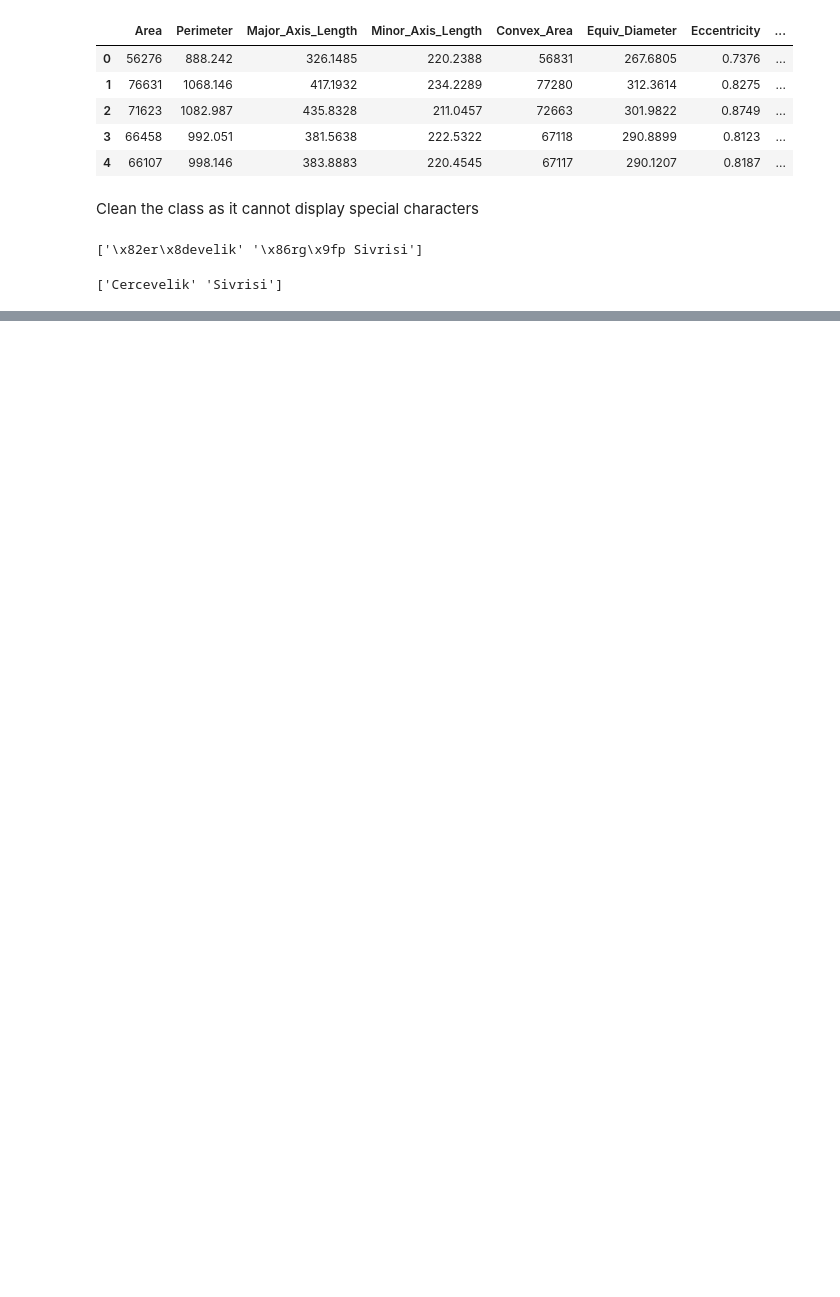
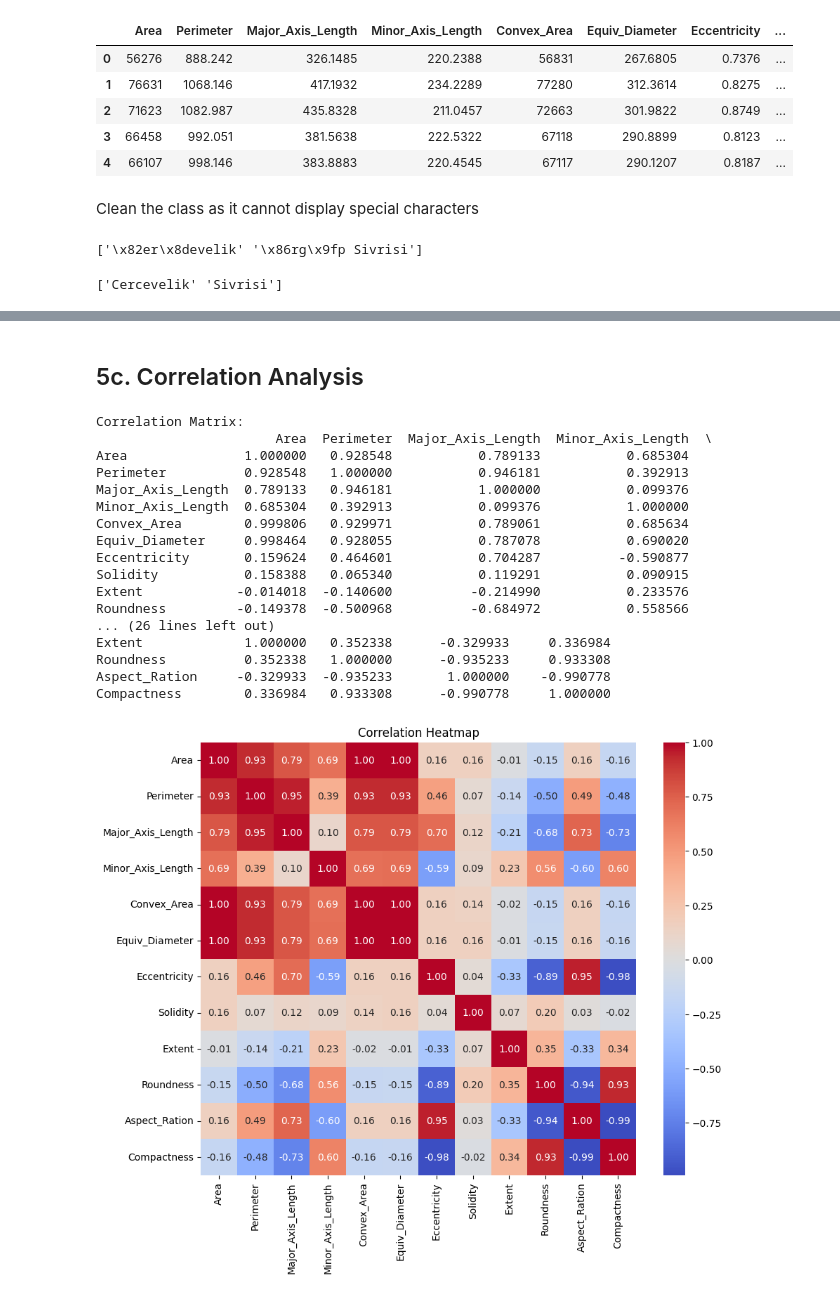
Before and after one commit to xLelouch03/STINTSY-MCO, a Jupyter notebook: main.ipynb, the cells around one changed output, grey strips where cells are left out. Saved outputs shown, nothing was run; the diff lists cells and outputs as text; code cells hidden in the pictures; blank space fills up the shorter version.

```diff
--- a/main.ipynb
+++ b/main.ipynb
@@ -250,0 +206,33 @@ weighted avg       0.37      0.45      0.35       500
+# %% [markdown]
+## 5c. Correlation Analysis
+# %%
+df = pd.DataFrame(data)
+
+correlation_matrix = numerical_columns.corr()
+
+print("Correlation Matrix:")
+print(correlation_matrix)
+
+plt.figure(figsize=(10, 8))
+sns.heatmap(correlation_matrix, annot=True, cmap='coolwarm', fmt=".2f")
+plt.title('Correlation Heatmap')
+plt.show()
+# %% [output]
+Correlation Matrix:
+                       Area  Perimeter  Major_Axis_Length  Minor_Axis_Length  \
+Area               1.000000   0.928548           0.789133           0.685304
+Perimeter          0.928548   1.000000           0.946181           0.392913
+Major_Axis_Length  0.789133   0.946181           1.000000           0.099376
+Minor_Axis_Length  0.685304   0.392913           0.099376           1.000000
+Convex_Area        0.999806   0.929971           0.789061           0.685634
+Equiv_Diameter     0.998464   0.928055           0.787078           0.690020
+Eccentricity       0.159624   0.464601           0.704287          -0.590877
+Solidity           0.158388   0.065340           0.119291           0.090915
+Extent            -0.014018  -0.140600          -0.214990           0.233576
+Roundness         -0.149378  -0.500968          -0.684972           0.558566
+... (26 lines left out)
+Extent             1.000000   0.352338      -0.329933     0.336984
+Roundness          0.352338   1.000000      -0.935233     0.933308
+Aspect_Ration     -0.329933  -0.935233       1.000000    -0.990778
+Compactness        0.336984   0.933308      -0.990778     1.000000
+[figure, added]
```
Also changed, not shown: parts of 42 cells of this notebook.
